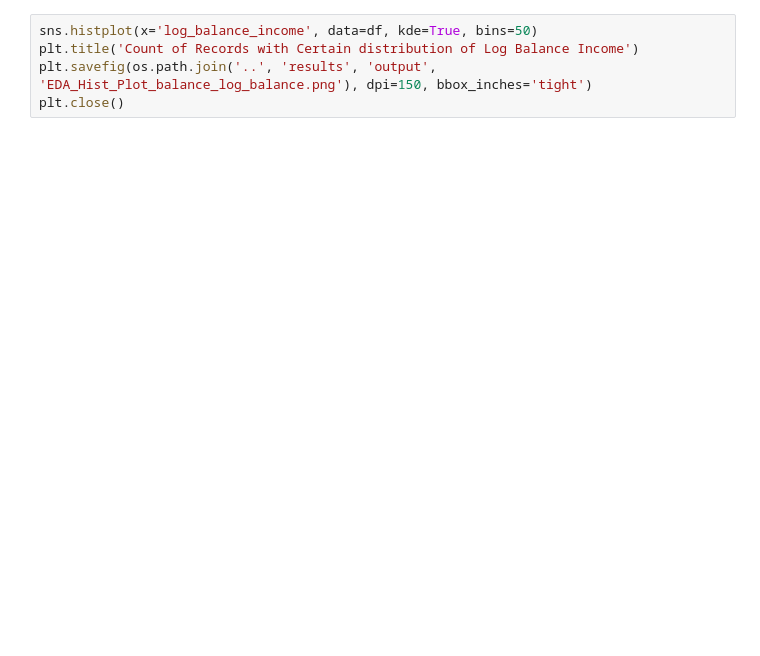
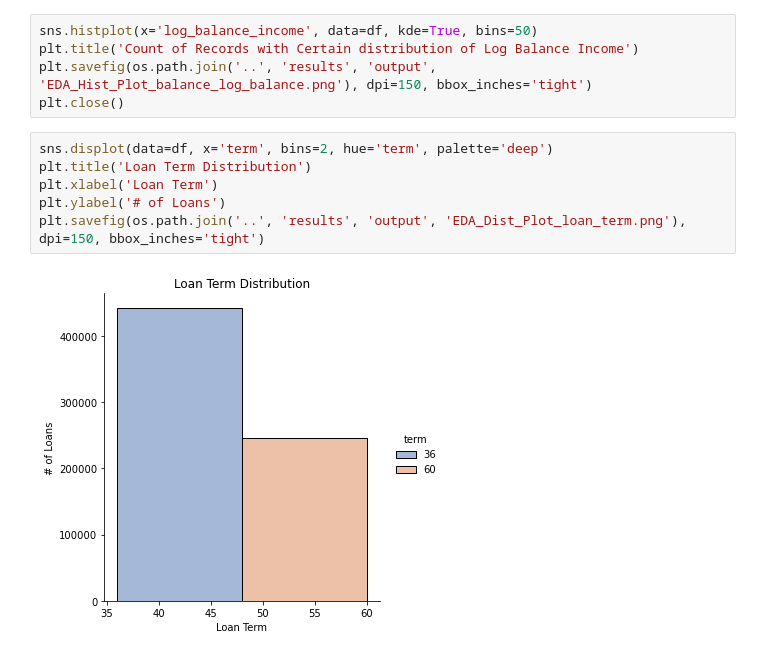
Before and after one commit to vinnywiz/Peer-to-Peer-Lending, a Jupyter notebook: scripts/generate_graphs.ipynb, the cells around one changed output. Drawn from its saved outputs; the diff is of its cells as text; blank space fills up the shorter version.

```diff
--- a/scripts/generate_graphs.ipynb
+++ b/scripts/generate_graphs.ipynb
@@ -93,3 +95,11 @@ sns.histplot(x='log_balance_income', data=df, kde=True, bins=50)
 plt.title('Count of Records with Certain distribution of Log Balance Income')
 plt.savefig(os.path.join('..', 'results', 'output', 'EDA_Hist_Plot_balance_log_balance.png'), dpi=150, bbox_inches='tight')
 plt.close()
+# %%
+sns.displot(data=df, x='term', bins=2, hue='term', palette='deep')
+plt.title('Loan Term Distribution')
+plt.xlabel('Loan Term')
+plt.ylabel('# of Loans')
+plt.savefig(os.path.join('..', 'results', 'output', 'EDA_Dist_Plot_loan_term.png'), dpi=150, bbox_inches='tight')
+# %% [output]
+[figure, added]
```
Also changed, not shown: parts of 4 cells of this notebook, 5 other files.
